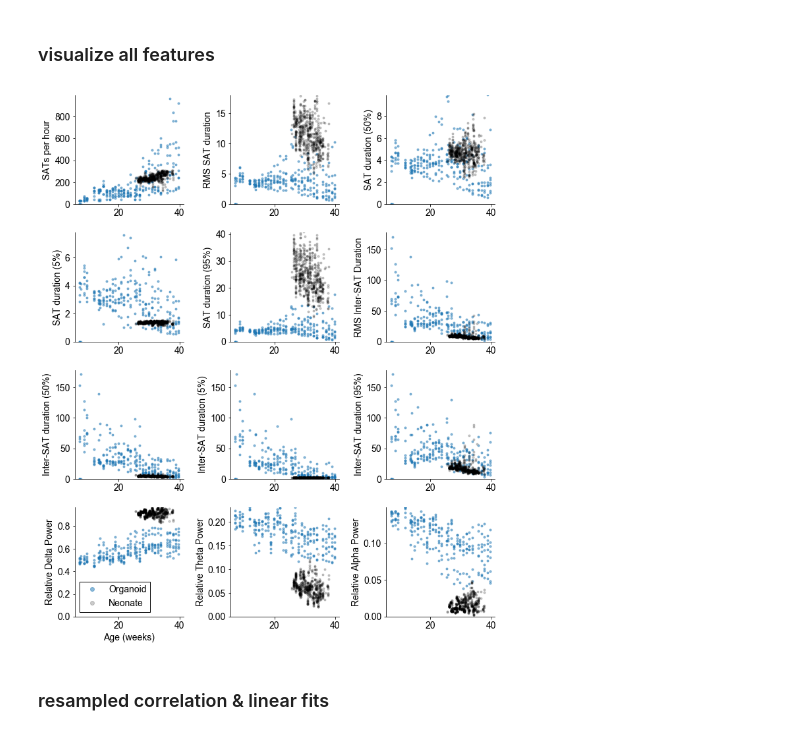
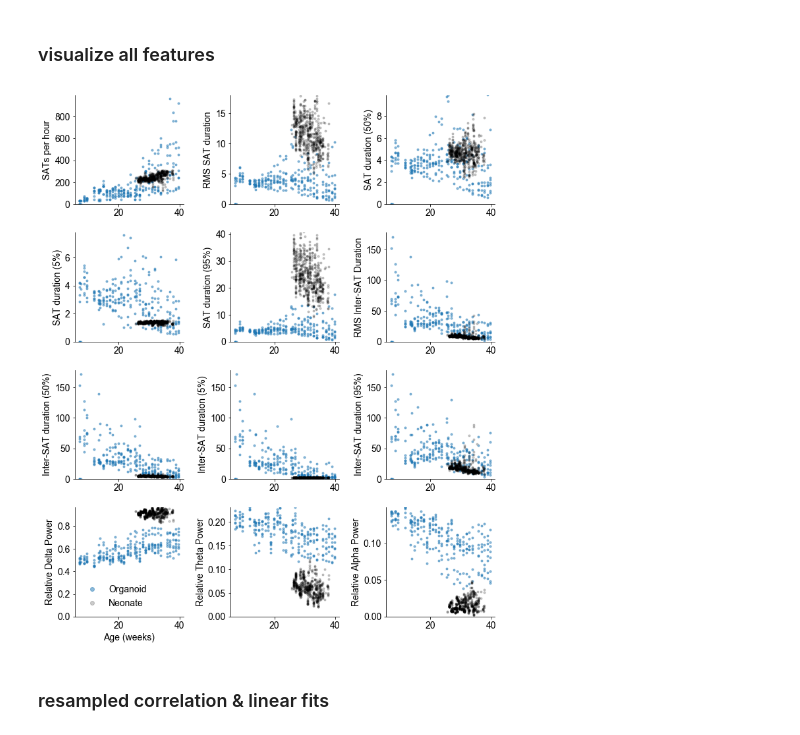
Before and after one commit to voytekresearch/OscillatoryOrganoids, a Jupyter notebook: organoid_EEG_age_regression.ipynb, the cells around one changed output. Cells and saved outputs as stored; diff of their text form; code cells hidden in the pictures.

```diff
--- a/organoid_EEG_age_regression.ipynb
+++ b/organoid_EEG_age_regression.ipynb
@@ -185,20 +228,20 @@ plt.ylim([0, 1000])
 # %%
 plt.figure(figsize=(10,12))
 for ind, ft in enumerate(feat_cols[:-1]):
     plt.subplot(4,3,ind+1)
     plt.plot(org_age_stacked,org_feat_stacked[:,ft], '.', alpha=0.5, label='Organoid')
     plt.plot(baby_pma, baby_feat[:,ft],'.k', alpha=0.2, label='Neonate');
     plt.ylim([0, np.max([np.percentile(org_feat_stacked[:,ft], 99), np.percentile(baby_feat[:,ft], 99)])])
     plt.ylabel(feat_names[ind])
     plt.gca().spines['right'].set_visible(False);plt.gca().spines['top'].set_visible(False);
 
 plt.subplot(4,3,10)
 plt.xlabel('Age (weeks)')
-plt.legend(shadow=False, framealpha=1, edgecolor='k', markerscale=2)
+plt.legend(shadow=False, framealpha=1, edgecolor='k', markerscale=2, frameon=False)
 plt.tight_layout()
-plt.savefig(fig_saveout + 'supp_all_features.pdf', bbox_inches = 'tight')
+#plt.savefig(fig_saveout + 'supp_all_features.pdf', bbox_inches = 'tight')
 # %% [output]
-[figure, old version]
+[figure, new version]
 # %% [markdown]
 ### resampled correlation & linear fits
 # %%
```
Also changed, not shown: parts of 14 cells of this notebook, 7 other files.
